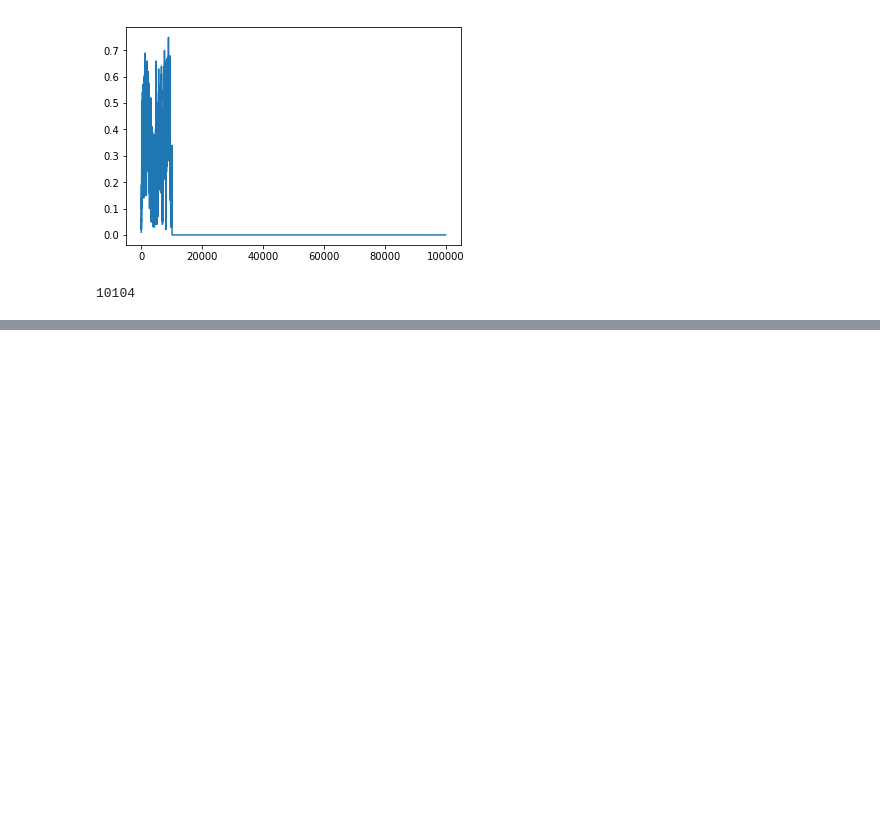
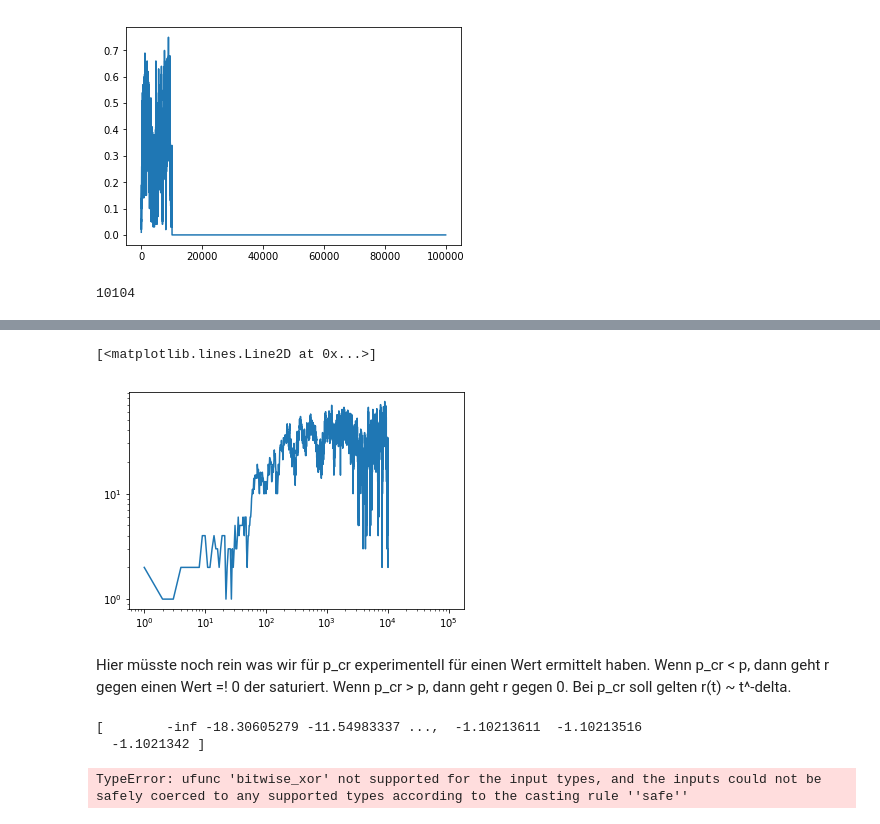
Before and after one commit to Leamelina/Projekt, a Jupyter notebook: Infektionsausbreitung.ipynb, the cells around one changed output, grey strips where cells are left out. Cells and saved outputs as stored; diff of their text form; code cells hidden in the pictures; blank space fills up the shorter version.

```diff
--- a/Infektionsausbreitung.ipynb
+++ b/Infektionsausbreitung.ipynb
@@ -110,0 +78,26 @@ ValueError: x and y must have same first dimension, but have shapes (50,) and (1
+# %%
+loglog(r)#beim doppelt logarythmisch plotten kommt schwachsinn raus... vielleicht falsches r???
+# %% [output]
+[<matplotlib.lines.Line2D at 0x...>]
+[figure, added]
+# %% [markdown]
+Hier müsste noch rein was wir für p_cr experimentell für einen Wert ermittelt haben.
+Wenn p_cr < p, dann geht r gegen einen Wert =! 0 der saturiert.
+Wenn p_cr > p, dann geht r gegen 0.
+Bei p_cr soll gelten r(t) ~ t^-delta.
+# %%
+k = list(range(1,100001))
+m = sum(A[:][:Tohm])
+t = np.array(k) #t als Zeit array definiert
+#r = t^-d --> log(r) = -d * log(t) --> -(log(r)/log(t)) = d
+
+d = -(log(m)/log(t))
+print(d)
+# %% [output]
+[        -inf -18.30605279 -11.54983337 ...,  -1.10213611  -1.10213516
+  -1.1021342 ]
+# %%
+# soll gelten r=t^-delta --> dann loglog von t^-delta und
+plot(t^(-d))
+# %% [output]
+TypeError: ufunc 'bitwise_xor' not supported for the input types, and the inputs could not be safely coerced to any supported types according to the casting rule ''safe''
```
Also changed, not shown: parts of 7 cells of this notebook.
